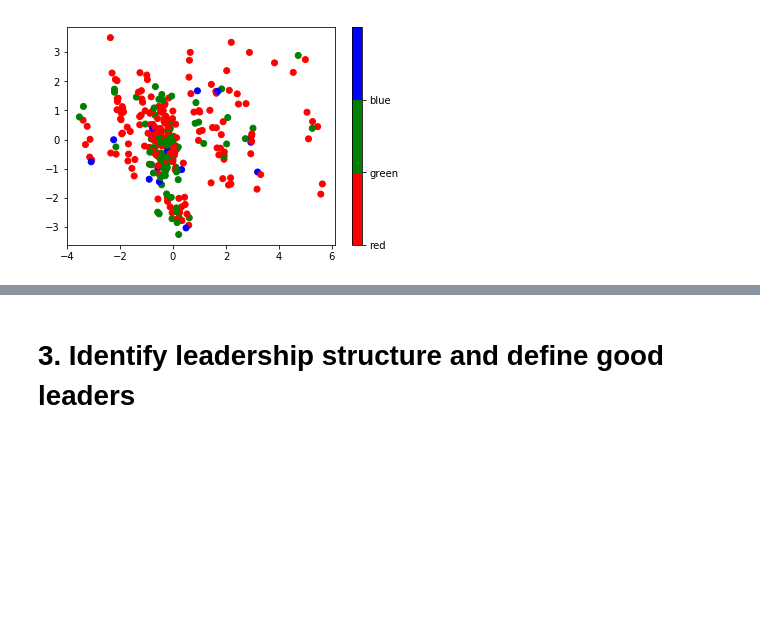
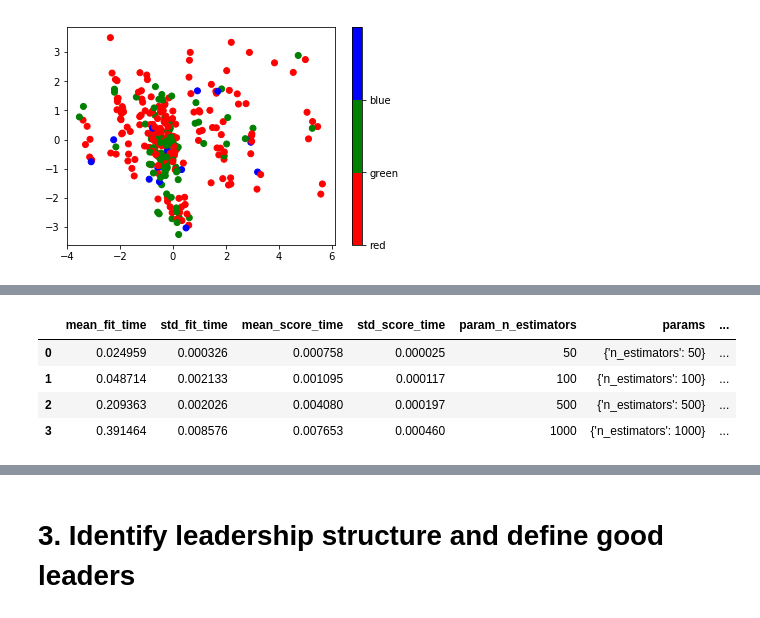
Before and after one commit to parkjan4/DSIP, a Jupyter notebook: Project/HR Project.ipynb, the cells around one changed output, grey strips where cells are left out. Saved outputs shown, nothing was run; the diff lists cells and outputs as text; code cells hidden in the pictures; blank space fills up the shorter version.

```diff
--- a/Project/HR Project.ipynb
+++ b/Project/HR Project.ipynb
@@ -350,0 +369,16 @@ np.count_nonzero(y_est-y_test)/len(y_test)
+# %%
+clsf = XGBClassifier(n_estimators=1000)
+grid_search = model_selection.GridSearchCV(clsf,
+                                           {'n_estimators': [50, 100, 500, 1000]},
+                                           cv=4,
+                                           scoring='accuracy',
+                                           iid=False,
+                                           return_train_score=False)
+grid_search.fit(x, classes)
+pd.DataFrame(grid_search.cv_results_)
+# %% [output]
+|  | mean_fit_time | std_fit_time | mean_score_time | std_score_time | param_n_estimators | params | ... |
+| 0 | 0.024959 | 0.000326 | 0.000758 | 0.000025 | 50 | {'n_estimators': 50} | ... |
+| 1 | 0.048714 | 0.002133 | 0.001095 | 0.000117 | 100 | {'n_estimators': 100} | ... |
+| 2 | 0.209363 | 0.002026 | 0.004080 | 0.000197 | 500 | {'n_estimators': 500} | ... |
+| 3 | 0.391464 | 0.008576 | 0.007653 | 0.000460 | 1000 | {'n_estimators': 1000} | ... |
```
Also changed, not shown: parts of 8 cells of this notebook, 6 other files.
